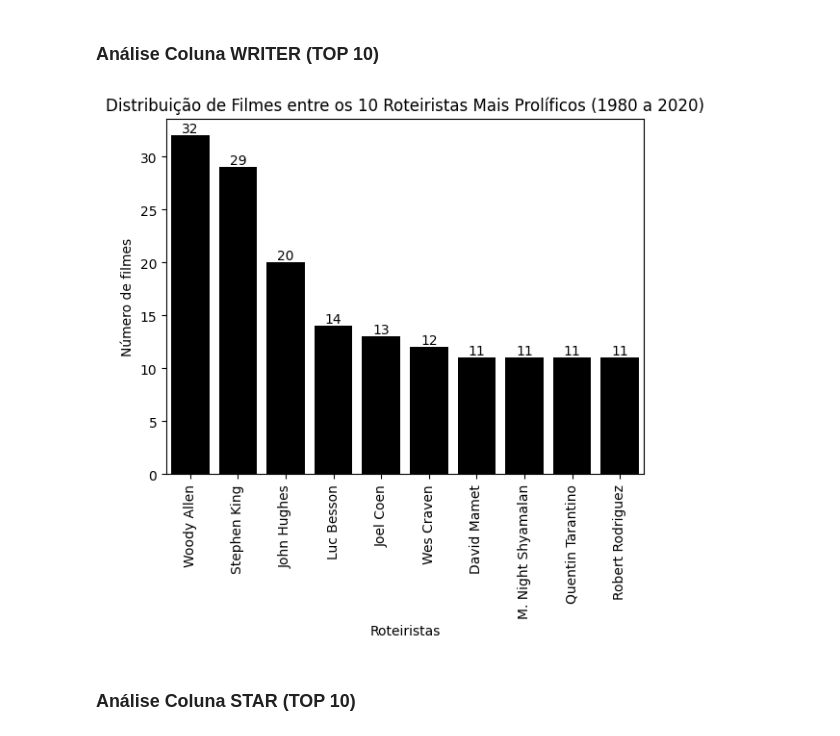
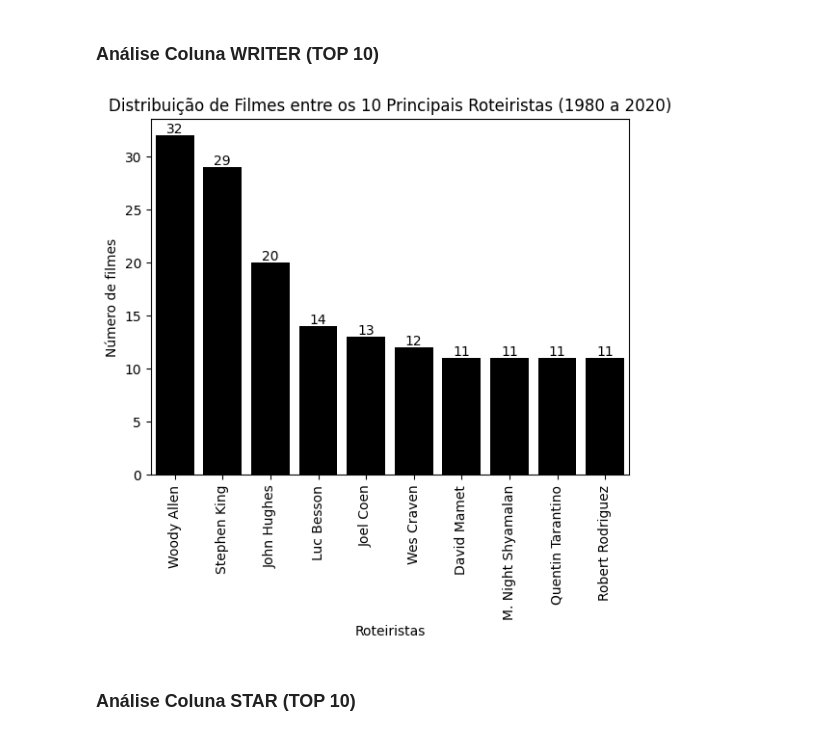
Before and after one commit to guicns/movie-industry-analysis, a Jupyter notebook: 2. Análise Python/movies_python_analysis.ipynb, the cells around one changed output. Saved outputs shown, nothing was run; the diff lists cells and outputs as text; code cells hidden in the pictures.

```diff
--- a/2. Análise Python/movies_python_analysis.ipynb
+++ b/2. Análise Python/movies_python_analysis.ipynb
@@ -153,16 +153,16 @@ writer_count = df.writer.value_counts().head(10)
 # %%
 ax = sns.barplot(data=writer_count, color='black')
 
 for i in ax.containers:
     ax.bar_label(i,)
 
 plt.xlabel('Roteiristas')
 plt.ylabel('Número de filmes')
-plt.title('Distribuição de Filmes entre os 10 Roteiristas Mais Prolíficos (1980 a 2020)', fontdict=font_title_graphs)
+plt.title('Distribuição de Filmes entre os 10 Principais Roteiristas (1980 a 2020)', fontdict=font_title_graphs)
 plt.xticks(rotation=90)
 plt.show()
 # %% [output]
-[figure, old version]
+[figure, new version]
 # %% [markdown]
 ### Análise Coluna STAR (TOP 10)
 # %%
```
Also changed, not shown: parts of 14 cells of this notebook.
